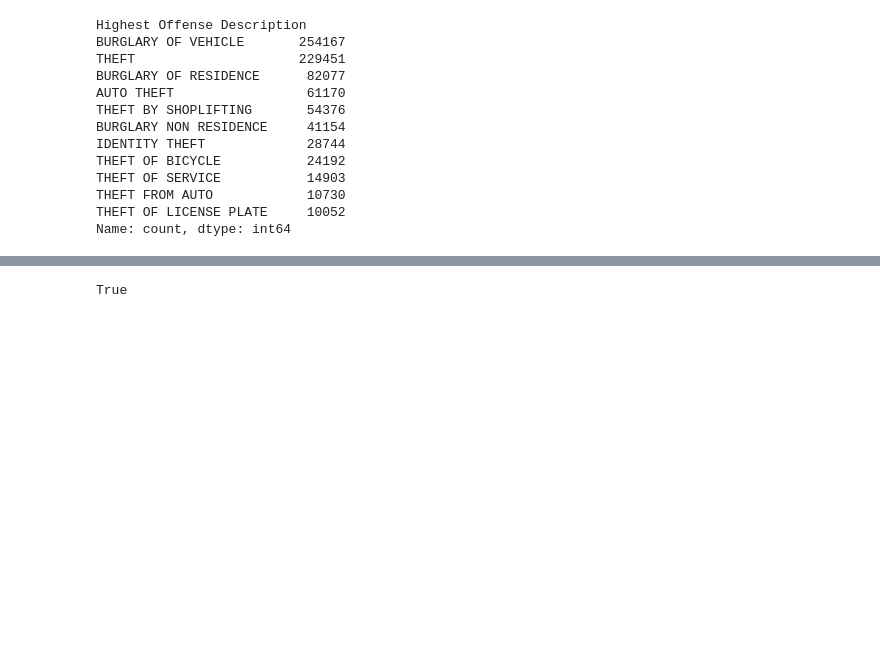
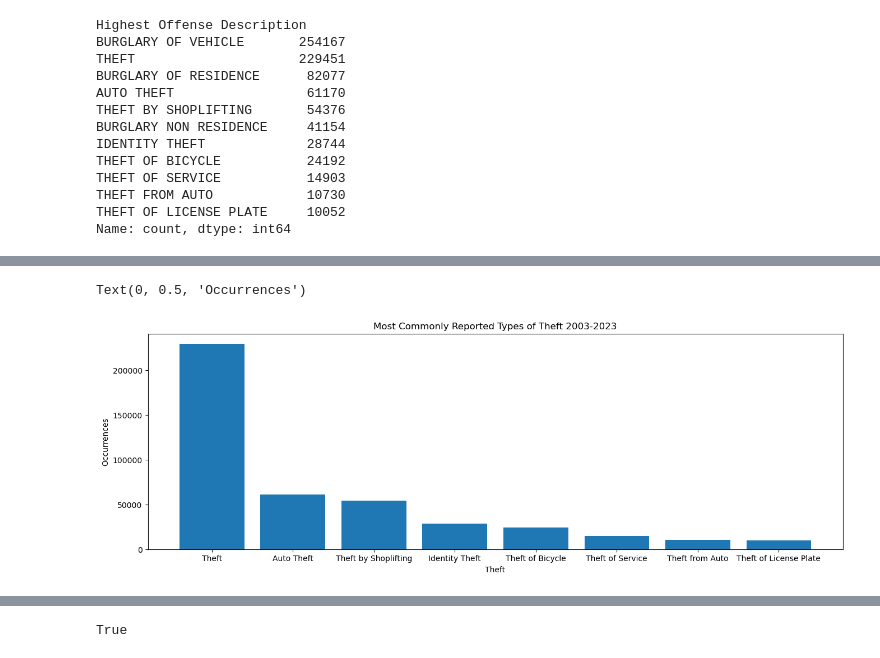
Before and after one commit to KillerTwinkie7/project-one, a Jupyter notebook: crime_analysis_ipynb-checkpoint2.ipynb, the cells around one changed output, grey strips where cells are left out. Drawn from its saved outputs; the diff is of its cells as text; code cells hidden in the pictures; blank space fills up the shorter version.

```diff
--- a/crime_analysis_ipynb-checkpoint2.ipynb
+++ b/crime_analysis_ipynb-checkpoint2.ipynb
@@ -157,3 +182,16 @@ Name: count, dtype: int64
+# %%
+Theft = ["Theft", "Auto Theft", "Theft by Shoplifting", "Identity Theft", "Theft of Bicycle", "Theft of Service", "Theft from Auto", "Theft of License Plate"]
+Occurrances = [229451, 61170, 54376, 28744, 24192, 14903, 10730, 10052]
+plt.figure(figsize=(16,5))
+plt.bar(Theft, Occurrances)
+
+# Set chart title and labels
+plt.title('Most Commonly Reported Types of Theft 2003-2023')
+plt.xlabel('Theft')
+plt.ylabel('Occurrences')
+# %% [output]
+Text(0, 0.5, 'Occurrences')
+[figure, added]
 # %%
 # Convert Series to DataFrame (assuming index as category labels)
 #value_counts_df = value_counts.to_frame(name='No. of Reported Occurences')
```
Also changed, not shown: parts of 8 cells of this notebook.
